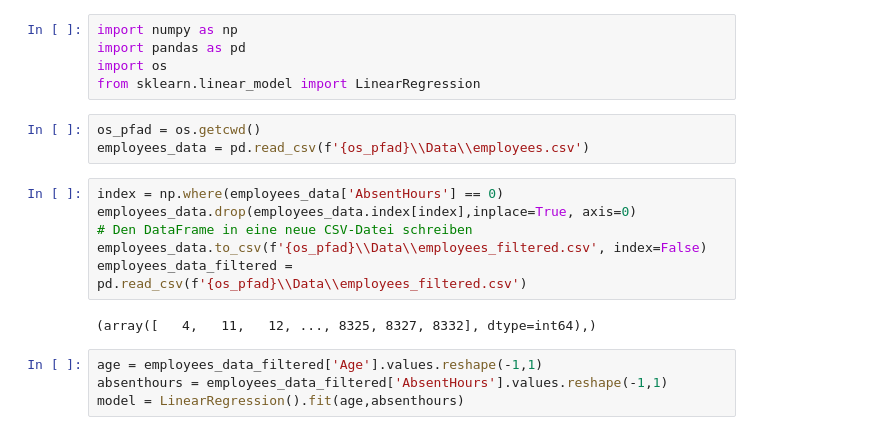
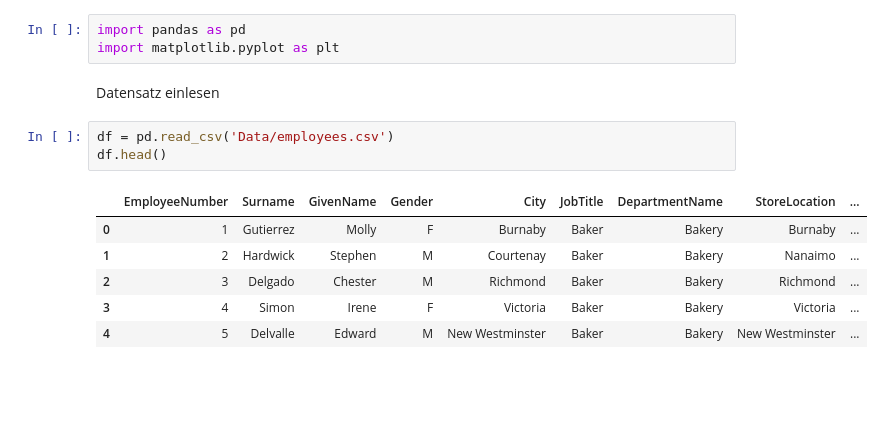
Before and after one commit to Tschoppsilas/LLR, a Jupyter notebook: LE1/Aufgabe 3.ipynb, the cells around one changed output. Saved outputs shown, nothing was run; the diff lists cells and outputs as text; blank space fills up the shorter version.

```diff
--- a/LE1/Aufgabe 3.ipynb
+++ b/LE1/Aufgabe 3.ipynb
@@ -1,20 +1,15 @@
-# %%
-import numpy as np
-import pandas as pd
-import os
-from sklearn.linear_model import LinearRegression
+# %%
+import pandas as pd
+import matplotlib.pyplot as plt
+# %% [markdown]
+Datensatz einlesen
 # %%
-os_pfad = os.getcwd()
-employees_data = pd.read_csv(f'{os_pfad}\\Data\\employees.csv')
+df = pd.read_csv('Data/employees.csv')
+df.head()
+# %% [output]
+|  | EmployeeNumber | Surname | GivenName | Gender | City | JobTitle | DepartmentName | StoreLocation | ... |
+| 0 | 1 | Gutierrez | Molly | F | Burnaby | Baker | Bakery | Burnaby | ... |
+| 1 | 2 | Hardwick | Stephen | M | Courtenay | Baker | Bakery | Nanaimo | ... |
+| 2 | 3 | Delgado | Chester | M | Richmond | Baker | Bakery | Richmond | ... |
+| 3 | 4 | Simon | Irene | F | Victoria | Baker | Bakery | Victoria | ... |
+| 4 | 5 | Delvalle | Edward | M | New Westminster | Baker | Bakery | New Westminster | ... |
-# %%
-index = np.where(employees_data['AbsentHours'] == 0)
-employees_data.drop(employees_data.index[index],inplace=True, axis=0)
-# Den DataFrame in eine neue CSV-Datei schreiben
-employees_data.to_csv(f'{os_pfad}\\Data\\employees_filtered.csv', index=False)
-employees_data_filtered = pd.read_csv(f'{os_pfad}\\Data\\employees_filtered.csv')
-# %% [output]
-(array([   4,   11,   12, ..., 8325, 8327, 8332], dtype=int64),)
-# %%
-age = employees_data_filtered['Age'].values.reshape(-1,1)
-absenthours = employees_data_filtered['AbsentHours'].values.reshape(-1,1)
-model = LinearRegression().fit(age,absenthours)
```
Also changed, not shown: parts of 5 cells of this notebook, 3 other files.
